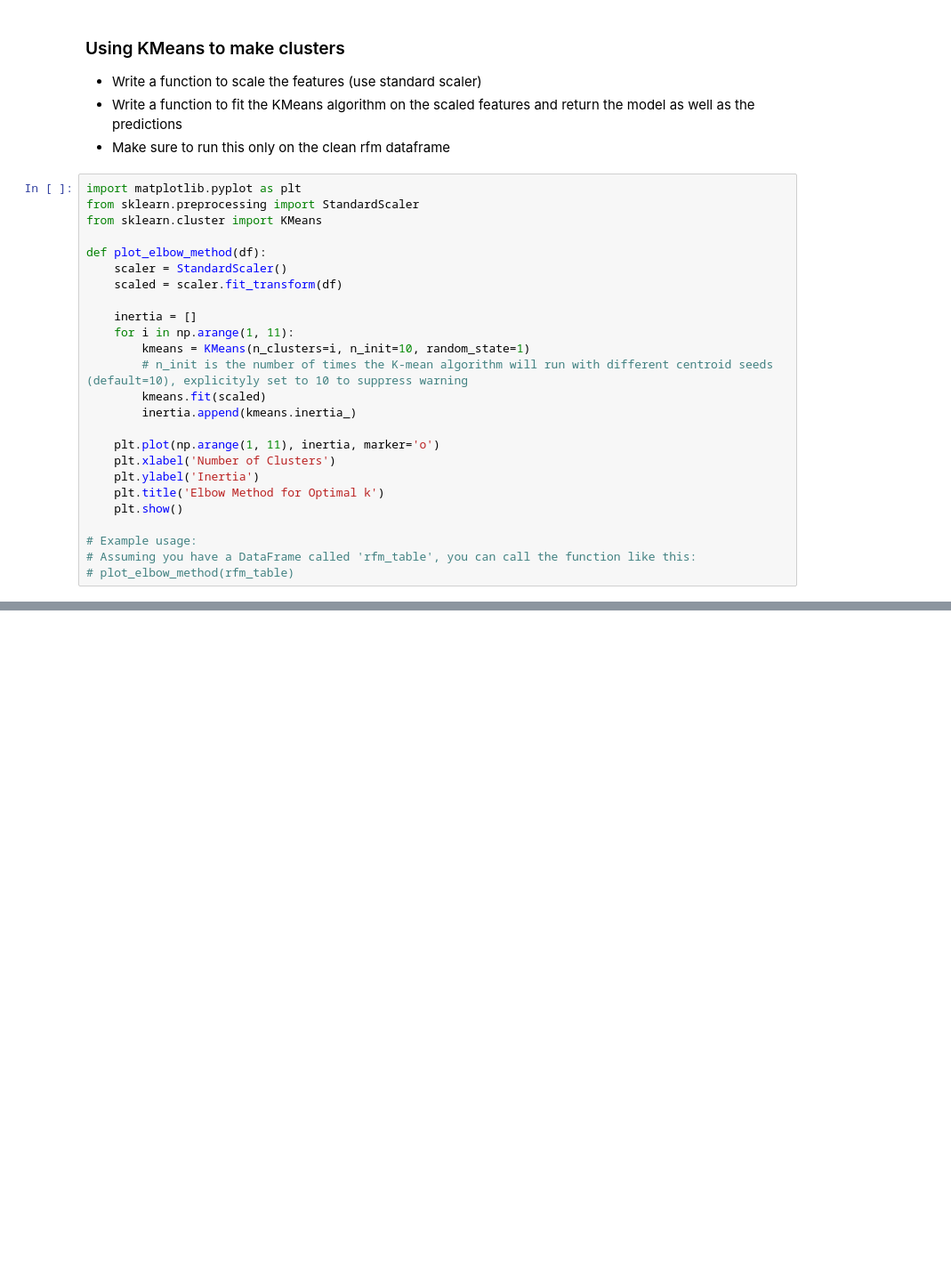
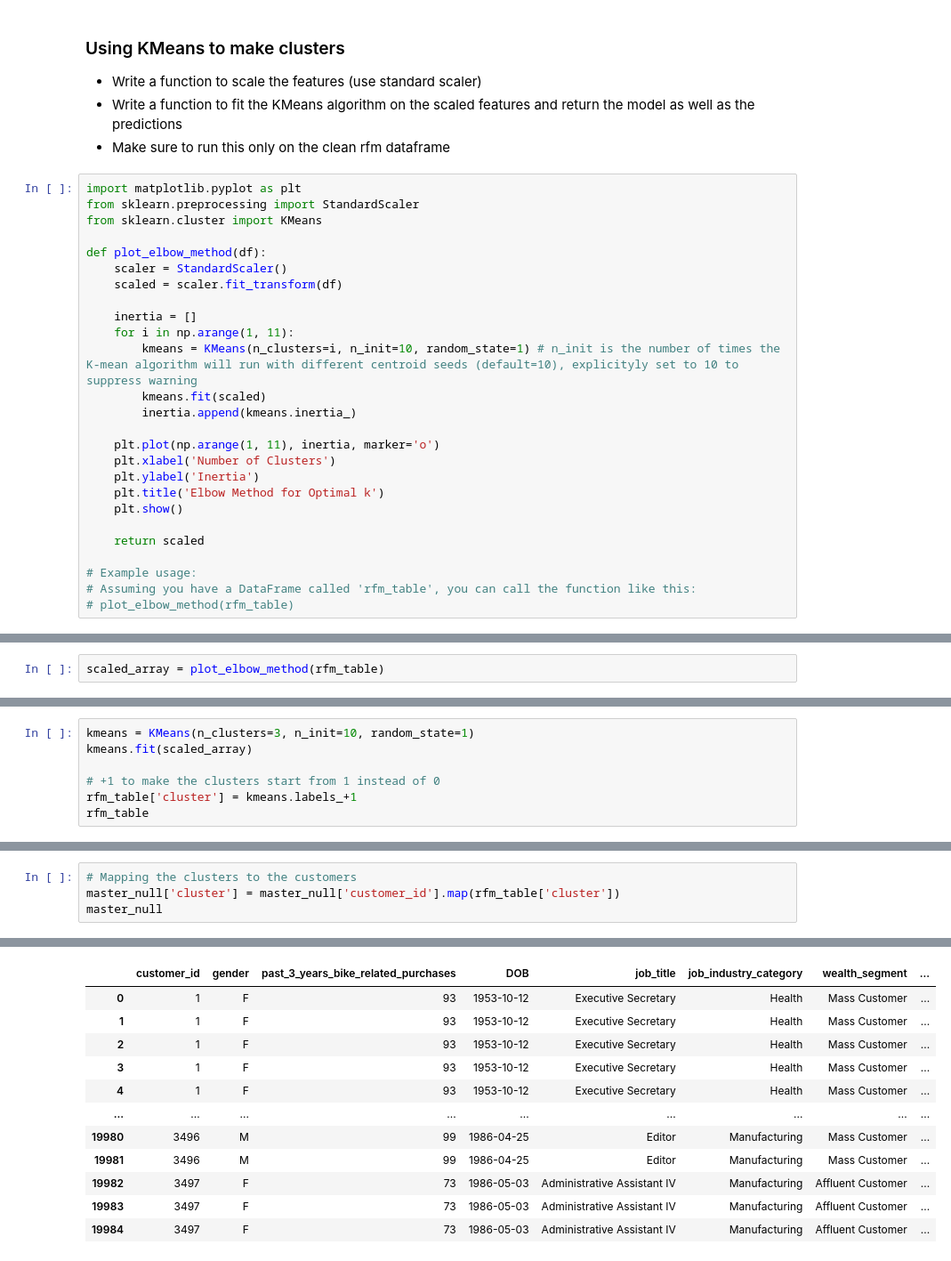
Before and after one commit to notcostheta/internship-speedrun, a Jupyter notebook: kpmg/task2.ipynb, the cells around one changed output, grey strips where cells are left out. Shown at 89% size. Drawn from its saved outputs; the diff is of its cells as text; blank space fills up the shorter version.

```diff
--- a/kpmg/task2.ipynb
+++ b/kpmg/task2.ipynb
@@ -400,8 +400,7 @@ def plot_elbow_method(df):
 
     inertia = []
     for i in np.arange(1, 11):
-        kmeans = KMeans(n_clusters=i, n_init=10, random_state=1)
-        # n_init is the number of times the K-mean algorithm will run with different centroid seeds (default=10), explicityly set to 10 to suppress warning
+        kmeans = KMeans(n_clusters=i, n_init=10, random_state=1) # n_init is the number of times the K-mean algorithm will run with different centroid seeds (default=10), explicityly set to 10 to suppress warning
         kmeans.fit(scaled)
         inertia.append(kmeans.inertia_)
 
@@ -411,6 +410,8 @@ def plot_elbow_method(df):
     plt.title('Elbow Method for Optimal k')
     plt.show()
 
+    return scaled
+
 # Example usage:
 # Assuming you have a DataFrame called 'rfm_table', you can call the function like this:
 # plot_elbow_method(rfm_table)
@@ -420,0 +418,2 @@ plot_elbow_method(rfm_table)
+# %%
+scaled_array = plot_elbow_method(rfm_table)
@@ -422,0 +424,7 @@ Seems like the optimal number of clusters is 3
+# %%
+kmeans = KMeans(n_clusters=3, n_init=10, random_state=1)
+kmeans.fit(scaled_array)
+
+# +1 to make the clusters start from 1 instead of 0
+rfm_table['cluster'] = kmeans.labels_+1
+rfm_table
@@ -422,0 +479,5 @@ Seems like the optimal number of clusters is 3
+# %%
+# Mapping the clusters to the customers
+master_null['cluster'] = master_null['customer_id'].map(rfm_table['cluster'])
+master_null
+# %% [output]
@@ -422,0 +488,12 @@ Seems like the optimal number of clusters is 3
+|  | customer_id | gender | past_3_years_bike_related_purchases | DOB | job_title | job_industry_category | wealth_segment | ... |
+| 0 | 1 | F | 93 | 1953-10-12 | Executive Secretary | Health | Mass Customer | ... |
+| 1 | 1 | F | 93 | 1953-10-12 | Executive Secretary | Health | Mass Customer | ... |
+| 2 | 1 | F | 93 | 1953-10-12 | Executive Secretary | Health | Mass Customer | ... |
+| 3 | 1 | F | 93 | 1953-10-12 | Executive Secretary | Health | Mass Customer | ... |
+| 4 | 1 | F | 93 | 1953-10-12 | Executive Secretary | Health | Mass Customer | ... |
+| ... | ... | ... | ... | ... | ... | ... | ... | ... |
+| 19980 | 3496 | M | 99 | 1986-04-25 | Editor | Manufacturing | Mass Customer | ... |
+| 19981 | 3496 | M | 99 | 1986-04-25 | Editor | Manufacturing | Mass Customer | ... |
+| 19982 | 3497 | F | 73 | 1986-05-03 | Administrative Assistant IV | Manufacturing | Affluent Customer | ... |
+| 19983 | 3497 | F | 73 | 1986-05-03 | Administrative Assistant IV | Manufacturing | Affluent Customer | ... |
+| 19984 | 3497 | F | 73 | 1986-05-03 | Administrative Assistant IV | Manufacturing | Affluent Customer | ... |
```
Also changed, not shown: parts of 10 cells of this notebook, 2 other files.
